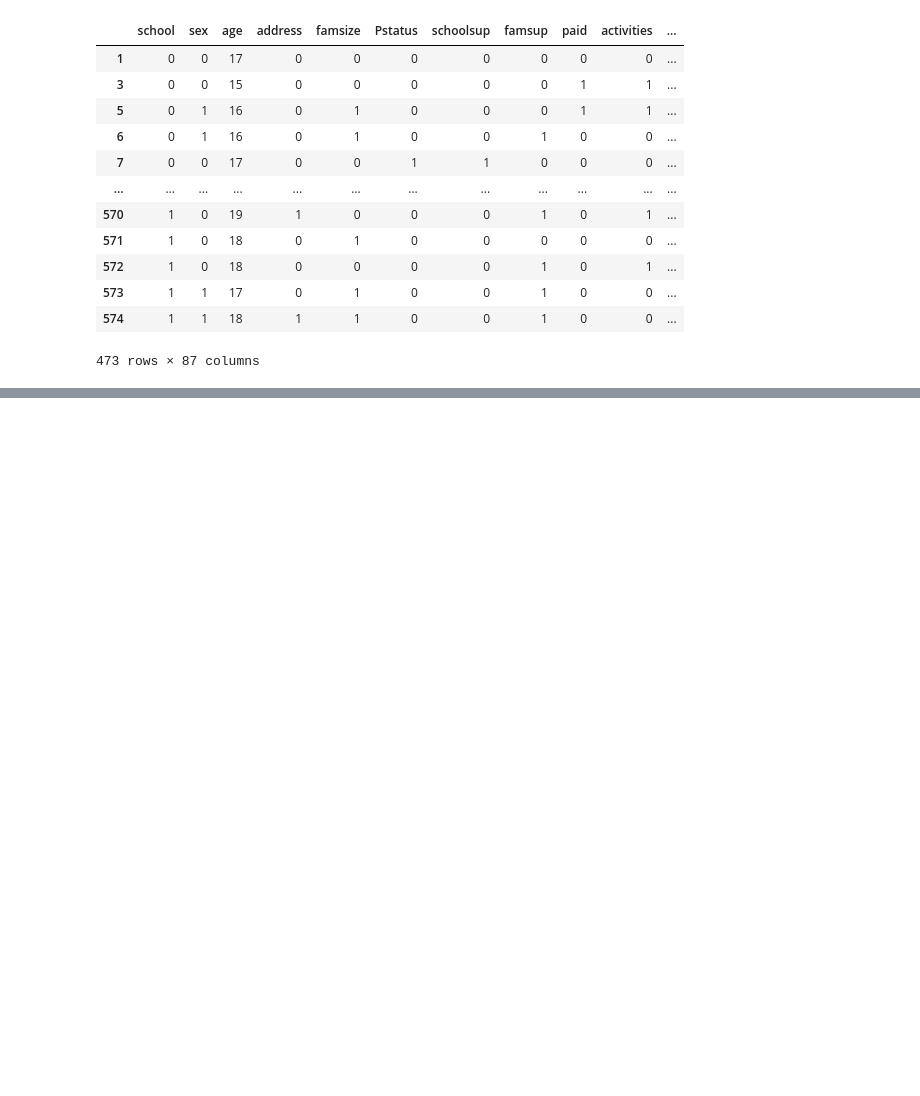
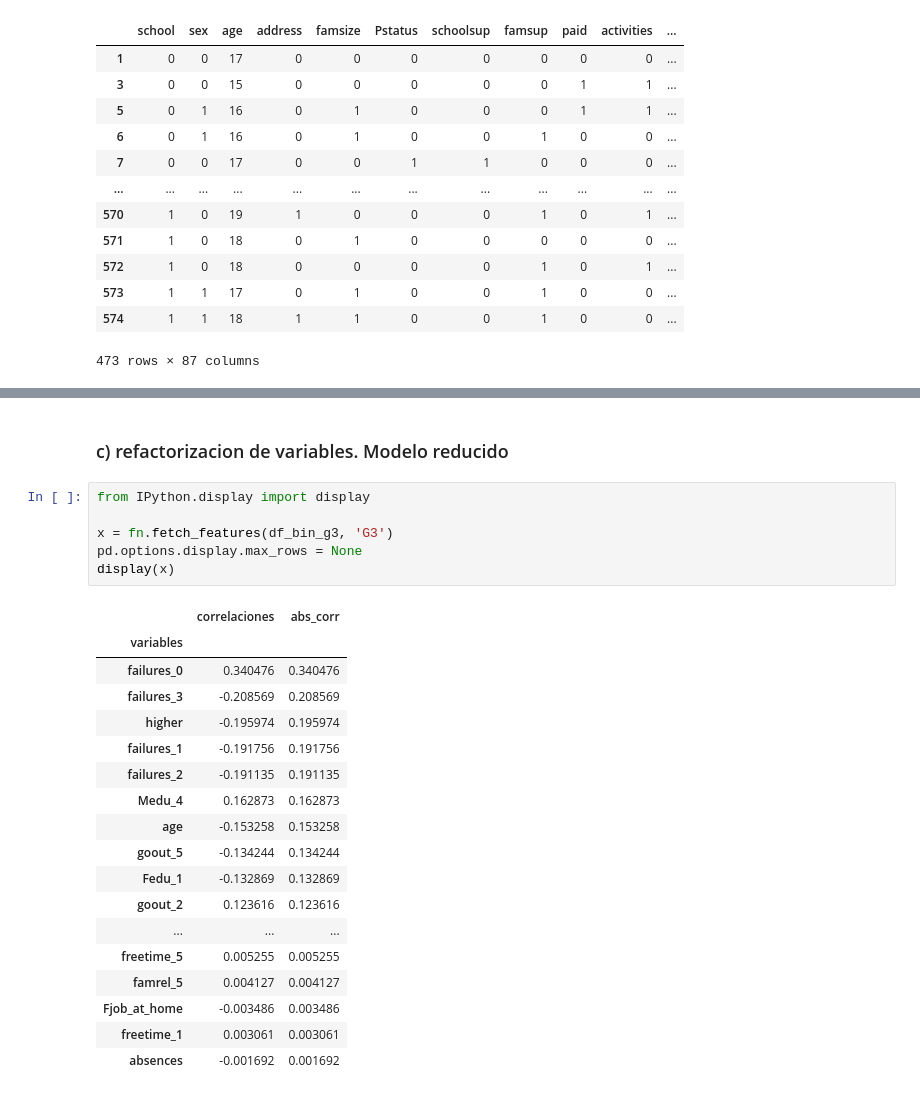
Before and after one commit to MBlancoC/Proyecto_IMT2200_Blanco_Moran_Varela, a Jupyter notebook: Proyecto.ipynb, the cells around one changed output, grey strips where cells are left out. Cells and saved outputs as stored; diff of their text form; blank space fills up the shorter version.

```diff
--- a/Proyecto.ipynb
+++ b/Proyecto.ipynb
@@ -598,0 +675,27 @@ df_bin
+# %% [markdown]
+### c) refactorizacion de variables. Modelo reducido
+# %%
+from IPython.display import display
+
+x = fn.fetch_features(df_bin_g3, 'G3')
+pd.options.display.max_rows = None
+display(x)
+# %% [output]
+|  | correlaciones | abs_corr |
+| variables |  |  |
+| failures_0 | 0.340476 | 0.340476 |
+| failures_3 | -0.208569 | 0.208569 |
+| higher | -0.195974 | 0.195974 |
+| failures_1 | -0.191756 | 0.191756 |
+| failures_2 | -0.191135 | 0.191135 |
+| Medu_4 | 0.162873 | 0.162873 |
+| age | -0.153258 | 0.153258 |
+| goout_5 | -0.134244 | 0.134244 |
+| Fedu_1 | -0.132869 | 0.132869 |
+| goout_2 | 0.123616 | 0.123616 |
+| ... | ... | ... |
+| freetime_5 | 0.005255 | 0.005255 |
+| famrel_5 | 0.004127 | 0.004127 |
+| Fjob_at_home | -0.003486 | 0.003486 |
+| freetime_1 | 0.003061 | 0.003061 |
+| absences | -0.001692 | 0.001692 |
```
Also changed, not shown: parts of 18 cells of this notebook.
